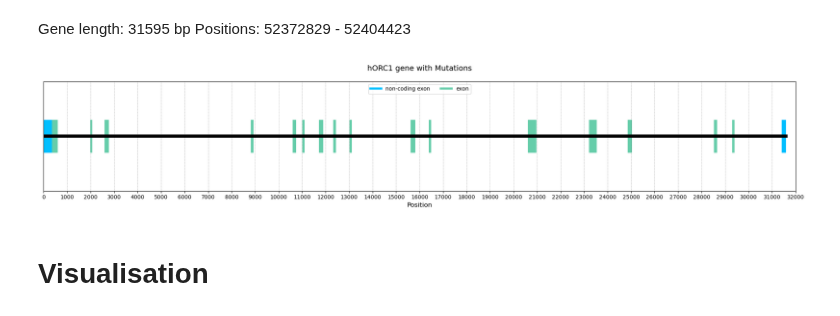
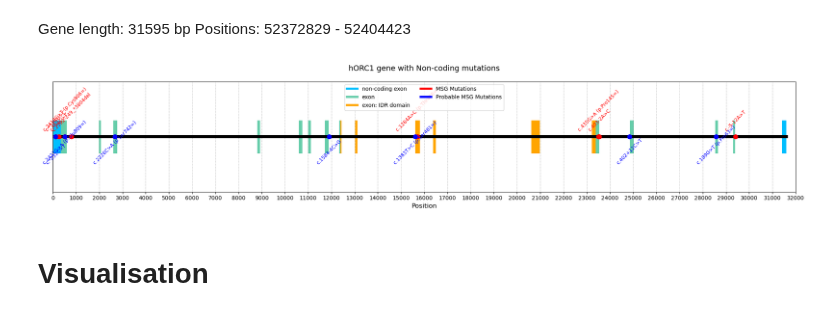
Before and after one commit to Lopatushka/ORC1, a Jupyter notebook: clinvar_analysis.ipynb, the cells around one changed output. Cells and saved outputs as stored; diff of their text form; code cells hidden in the pictures.

Commit message:
map IDR in intron/exon map

```diff
--- a/clinvar_analysis.ipynb
+++ b/clinvar_analysis.ipynb
@@ -189,12 +201,20 @@ domains = [
     {"name": "exon", "start": 10592, "end": 10741, "color": "mediumaquamarine", "alpha": 1},
     {"name": "exon", "start": 11002, "end": 11109, "color": "mediumaquamarine", "alpha": 1},
     {"name": "exon", "start": 11722, "end": 11893, "color": "mediumaquamarine", "alpha": 1},
-    {"name": "exon", "start": 12333, "end": 12434, "color": "mediumaquamarine", "alpha": 1},
-    {"name": "exon", "start": 13024, "end": 13121, "color": "mediumaquamarine", "alpha": 1},
-    {"name": "exon", "start": 15614, "end": 15809, "color": "mediumaquamarine", "alpha": 1},
-    {"name": "exon", "start": 16389, "end": 16493, "color": "mediumaquamarine", "alpha": 1},
-    {"name": "exon", "start": 20615, "end": 20975, "color": "mediumaquamarine", "alpha": 1},
-    {"name": "exon", "start": 23218, "end": 23536, "color": "mediumaquamarine", "alpha": 1},
+
+    # IDR end
+    {"name": "exon", "start": 12333, "end": 12382, "color": "mediumaquamarine", "alpha": 1},
+    {"name": "exon", "start": 12383, "end": 12434, "color": "orange", "alpha": 1},
+
+    {"name": "exon: IDR domain", "start": 13024, "end": 13121, "color": "orange", "alpha": 1},
+    {"name": "exon: IDR domain", "start": 15614, "end": 15809, "color": "orange", "alpha": 1},
+    {"name": "exon: IDR domain", "start": 16389, "end": 16493, "color": "orange", "alpha": 1},
+    {"name": "exon: IDR domain", "start": 20615, "end": 20975, "color": "orange", "alpha": 1},
+
+    # IDR start
+    {"name": "exon: IDR domain", "start": 23218, "end": 23392, "color": "orange", "alpha": 1},
+    {"name": "exon", "start": 23393, "end": 23536, "color": "mediumaquamarine", "alpha": 1},
+
     {"name": "exon", "start": 24857, "end": 25035, "color": "mediumaquamarine", "alpha": 1},
     {"name": "exon", "start": 28534, "end": 28661, "color": "mediumaquamarine", "alpha": 1},
 
@@ -214,35 +234,79 @@ ax.plot([0, protein_length], [0.5, 0.5], color="black", lw=6, label="Protein Bac
 # Track unique labels for the legend
 unique_labels = {}
 
 # Draw the domains with labels
 for domain in domains:
     label = f"{domain['name']}"
     if label not in unique_labels:
         unique_labels[label] = domain["color"]
     ax.barh(0.5, domain["end"] - domain["start"], left=domain["start"], height=0.3,
             color=domain["color"], alpha=domain["alpha"], label=None)  # Add label only for legend
 
+# Plot mutations
+for _, mutation in MGS_non_coding_muts.iterrows():
+    ax.plot(
+        mutation["New_location"],
+        0.5,
+        marker="o",
+        color="red",
+        markersize=8,
+        label="Mutation" if _ == 0 else ""
+    )
+    ax.text(
+        mutation["New_location"],
+        0.55,
+        mutation["New_name"],
+        ha="center",
+        fontsize=9,
+        rotation=45,
+        color="red"
+    )
+
+unique_labels["MSG Mutations"] = "red"
+unique_labels["Probable MSG Mutations"] = "blue"
+
+# Plot mutations
+for _, mutation in MGS_probable_non_coding_muts.iterrows():
+    ax.plot(
+        mutation["New_location"],
+        0.5,
+        marker="o",
+        color="blue",
+        markersize=8,
+        label="Mutation" if _ == 0 else ""
+    )
+    ax.text(
+        mutation["New_location"],
+        0.25,
+        mutation["New_name"],
+        ha="center",
+        fontsize=9,
+        rotation=45,
+        color="blue"
+    )
+
+
 
 # Add the unique legend
 ax.legend(handles=[plt.Line2D([0], [0], color=color, lw=4, label=label) for label, color in unique_labels.items()],
           loc="upper center", ncol=2, frameon=True, fontsize=10)
 
 # Add gridlines for alignment
 ax.grid(axis="x", color="gray", linestyle="--", linewidth=0.5, alpha=0.7)
 
 # Add labels and title
 ax.set_xlim(0, protein_length)
 ax.set_ylim(0, 1)
 ax.set_xticks(range(0, protein_length + 1000, 1000))
 ax.set_yticks([])
 ax.set_xlabel("Position", fontsize=12)
-ax.set_title("hORC1 gene with Mutations", fontsize=14, pad=20)
+ax.set_title("hORC1 gene with Non-coding mutations", fontsize=14, pad=20)
 
 # Show the plot
 plt.tight_layout()
 plt.show()
 # %% [output]
-[figure, old version]
+[figure, new version]
 # %%
 # Data
 grouped_counts = noncoding.groupby("Germline review status")["Condition_new"].value_counts()
```
Also changed, not shown: parts of 4 cells of this notebook.
